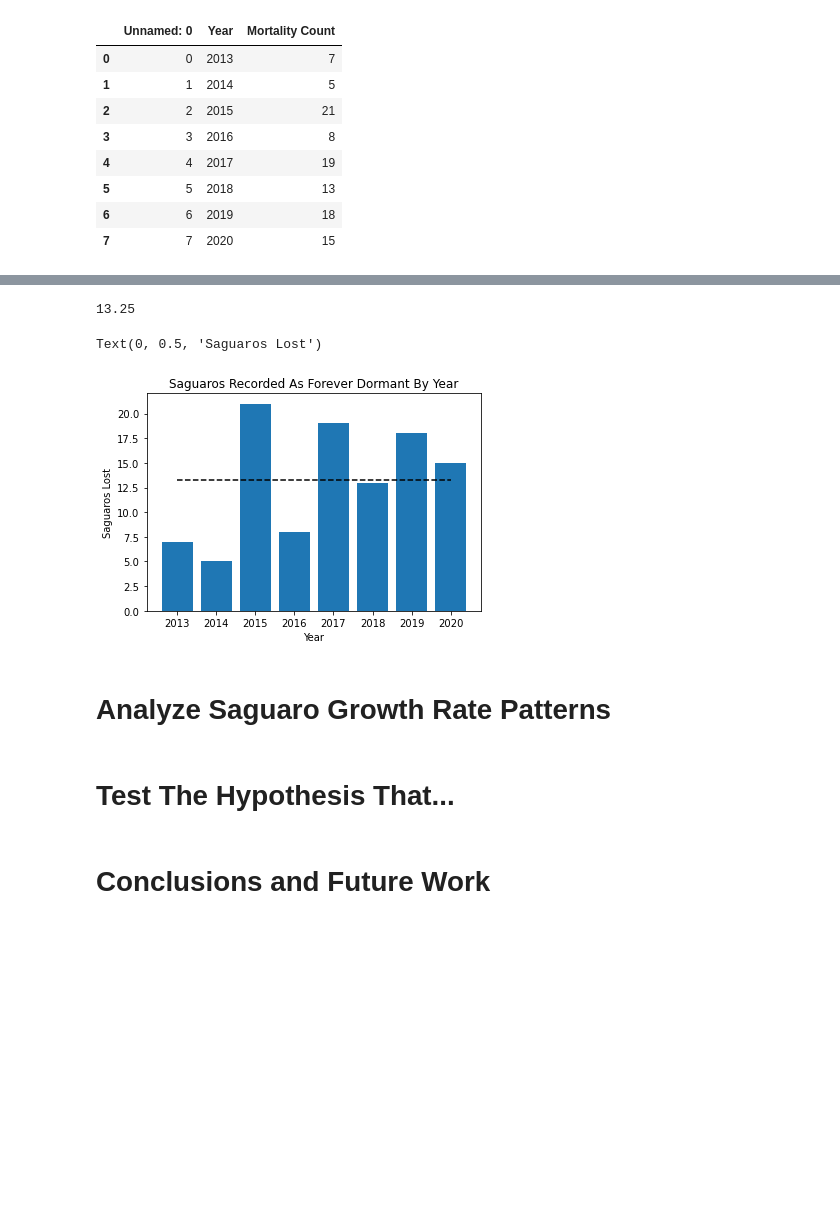
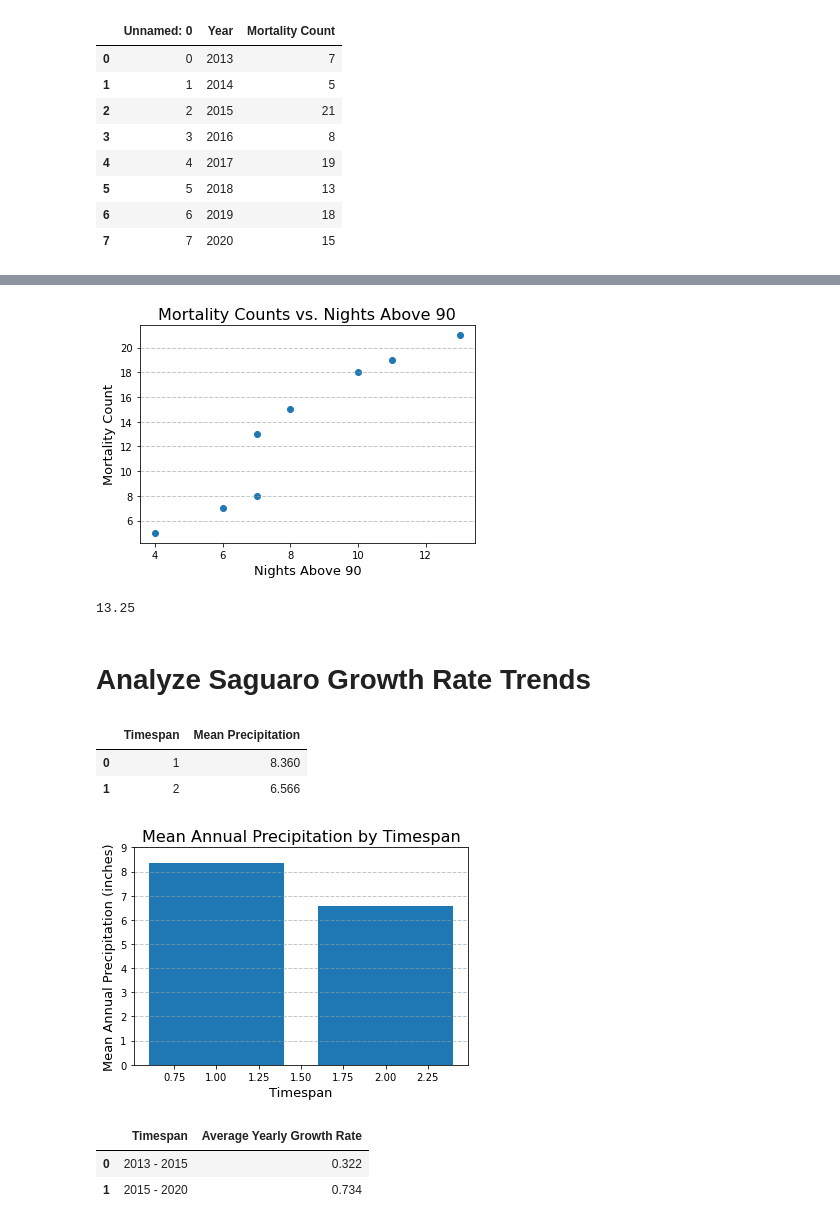
Before and after one commit to mfahey312/SaguaroProject, a Jupyter notebook: Final docs/Jupyter notebooks/Analysis.ipynb, the cells around one changed output, grey strips where cells are left out. Drawn from its saved outputs; the diff is of its cells as text; code cells hidden in the pictures; blank space fills up the shorter version.

```diff
--- a/Final docs/Jupyter notebooks/Analysis.ipynb
+++ b/Final docs/Jupyter notebooks/Analysis.ipynb
@@ -67,3 +114,15 @@ mortality_per_year_df
+# %%
+# Scatterplot of saguaros lost versus nights above 90
+x_axis = nights_above_90_sorted_df["Nights Above 90"]
+y_axis = mortality_per_year_sorted_df["Mortality Count"]
+plt.scatter(x_axis, y_axis)
+plt.grid(color='#95a5a6', linestyle='--', linewidth=1, axis='y', alpha=0.6)
+plt.title("Mortality Counts vs. Nights Above 90", fontsize = 16)
+plt.xlabel("Nights Above 90", fontsize = 13)
+plt.ylabel("Mortality Count", fontsize = 13)
+plt.show()
+# %% [output]
+[figure, added]
 # %%
 # Calculate mean mortality
 mean_mortality = mortality_per_year_df["Mortality Count"].mean()
@@ -71,14 +130,3 @@ mean_mortality = mortality_per_year_df["Mortality Count"].mean()
 mean_mortality
 # %% [output]
 13.25
-# %%
-# Bar plot of saguaros recorded as "Forever Dormant" each year.
-years = ["2013", "2014", "2015", "2016", "2017", "2020"]
-plt.bar(mortality_per_year_df["Year"], mortality_per_year_df["Mortality Count"])
-plt.hlines(mean_mortality, 2013, 2020, colors = "k", linestyles = "dashed", label = "13.25", )
-plt.title("Saguaros Recorded As Forever Dormant By Year")
-plt.xlabel("Year")
-plt.ylabel("Saguaros Lost")
-# %% [output]
-Text(0, 0.5, 'Saguaros Lost')
-[figure, removed]
@@ -92,2 +133,2 @@ plt.show()
 # %% [markdown]
-# Analyze Saguaro Growth Rate Patterns
+# Analyze Saguaro Growth Rate Trends
@@ -98,2 +134,0 @@ plt.show()
-# %% [markdown]
-# Test The Hypothesis That...
@@ -102,2 +135,27 @@ plt.show()
-# %% [markdown]
-# Conclusions and Future Work
+# %%
+# Drop first column
+precip_df = precip_df[["Timespan", "Mean Precipitation"]]
+precip_df
+# %% [output]
+|  | Timespan | Mean Precipitation |
+| 0 | 1 | 8.360 |
+| 1 | 2 | 6.566 |
+# %%
+# Bar plot of average annual precipitation in each timespan.
+plt.bar(precip_df["Timespan"], precip_df["Mean Precipitation"])
+plt.grid(color='#95a5a6', linestyle='--', linewidth=1, axis='y', alpha=0.6)
+plt.title("Mean Annual Precipitation by Timespan", fontsize = 16)
+plt.xlabel("Timespan", fontsize = 13)
+plt.ylabel("Mean Annual Precipitation (inches)", fontsize = 13)
+plt.yticks(np.arange(0, 10, step=1))
+plt.show()
+# %% [output]
+[figure, added]
+# %%
+# Drop first column
+growth_rates_df = growth_rates_df[["Timespan", "Average Yearly Growth Rate"]]
+growth_rates_df
+# %% [output]
+|  | Timespan | Average Yearly Growth Rate |
+| 0 | 2013 - 2015 | 0.322 |
+| 1 | 2015 - 2020 | 0.734 |
```
Also changed, not shown: parts of 15 cells of this notebook, 6 other files.
